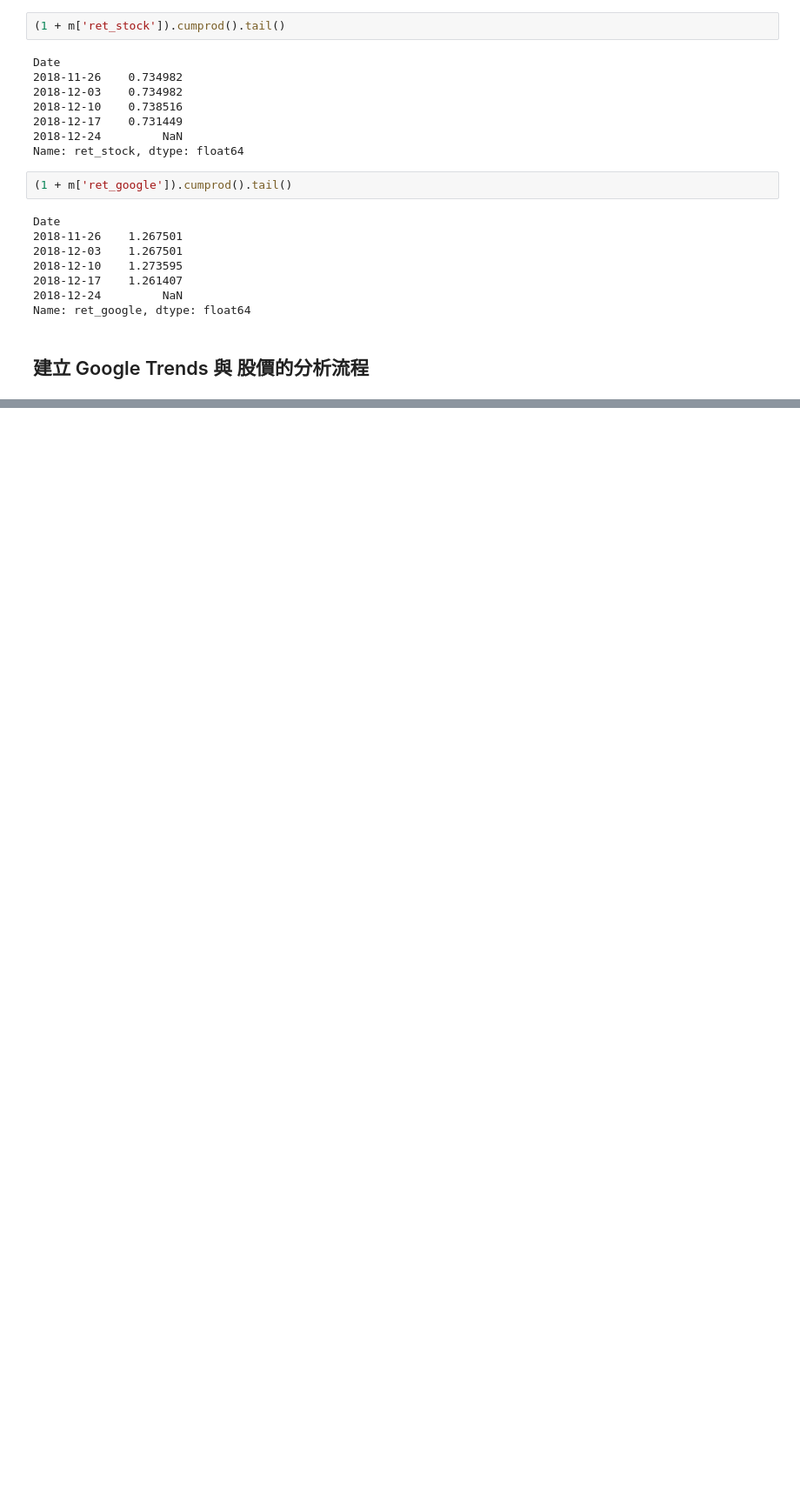
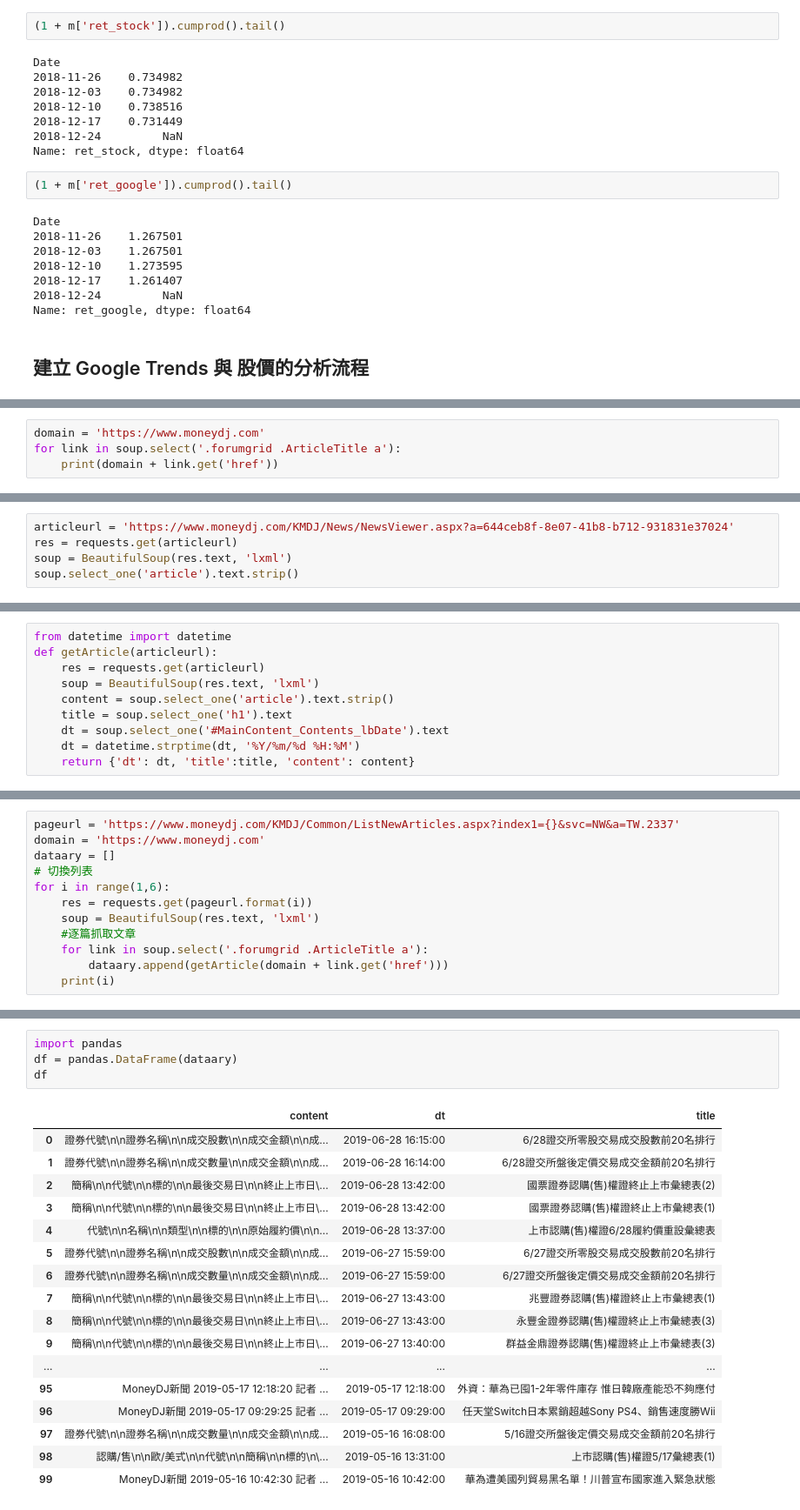
Before and after one commit to ywchiu/financepy, a Jupyter notebook: Demo20190629.ipynb, the cells around one changed output, grey strips where cells are left out. Shown at 87% size. Cells and saved outputs as stored; diff of their text form; blank space fills up the shorter version.

```diff
--- a/Demo20190629.ipynb
+++ b/Demo20190629.ipynb
@@ -810,0 +885,4 @@ Date
+# %%
+domain = 'https://www.moneydj.com'
+for link in soup.select('.forumgrid .ArticleTitle a'):
+    print(domain + link.get('href'))
@@ -810,0 +910,5 @@ Date
+# %%
+articleurl = 'https://www.moneydj.com/KMDJ/News/NewsViewer.aspx?a=644ceb8f-8e07-41b8-b712-931831e37024'
+res = requests.get(articleurl)
+soup = BeautifulSoup(res.text, 'lxml')
+soup.select_one('article').text.strip()
@@ -810,0 +925,10 @@ Date
+# %%
+from datetime import datetime
+def getArticle(articleurl):
+    res = requests.get(articleurl)
+    soup = BeautifulSoup(res.text, 'lxml')
+    content = soup.select_one('article').text.strip()
+    title = soup.select_one('h1').text
+    dt = soup.select_one('#MainContent_Contents_lbDate').text
+    dt = datetime.strptime(dt, '%Y/%m/%d %H:%M')
+    return {'dt': dt, 'title':title, 'content': content}
@@ -810,0 +941,12 @@ Date
+# %%
+pageurl = 'https://www.moneydj.com/KMDJ/Common/ListNewArticles.aspx?index1={}&svc=NW&a=TW.2337'
+domain = 'https://www.moneydj.com'
+dataary = []
+# 切換列表
+for i in range(1,6):
+    res = requests.get(pageurl.format(i))
+    soup = BeautifulSoup(res.text, 'lxml')
+    #逐篇抓取文章
+    for link in soup.select('.forumgrid .ArticleTitle a'):
+        dataary.append(getArticle(domain + link.get('href')))
+    print(i)
@@ -810,0 +963,22 @@ Date
+# %%
+import pandas
+df = pandas.DataFrame(dataary)
+df
+# %% [output]
+|  | content | dt | title |
+| 0 | 證券代號\n\n證券名稱\n\n成交股數\n\n成交金額\n\n成... | 2019-06-28 16:15:00 | 6/28證交所零股交易成交股數前20名排行 |
+| 1 | 證券代號\n\n證券名稱\n\n成交數量\n\n成交金額\n\n成... | 2019-06-28 16:14:00 | 6/28證交所盤後定價交易成交金額前20名排行 |
+| 2 | 簡稱\n\n代號\n\n標的\n\n最後交易日\n\n終止上市日\... | 2019-06-28 13:42:00 | 國票證券認購(售)權證終止上市彙總表(2) |
+| 3 | 簡稱\n\n代號\n\n標的\n\n最後交易日\n\n終止上市日\... | 2019-06-28 13:42:00 | 國票證券認購(售)權證終止上市彙總表(1) |
+| 4 | 代號\n\n名稱\n\n類型\n\n標的\n\n原始履約價\n\n... | 2019-06-28 13:37:00 | 上市認購(售)權證6/28履約價重設彙總表 |
+| 5 | 證券代號\n\n證券名稱\n\n成交股數\n\n成交金額\n\n成... | 2019-06-27 15:59:00 | 6/27證交所零股交易成交股數前20名排行 |
+| 6 | 證券代號\n\n證券名稱\n\n成交數量\n\n成交金額\n\n成... | 2019-06-27 15:59:00 | 6/27證交所盤後定價交易成交金額前20名排行 |
+| 7 | 簡稱\n\n代號\n\n標的\n\n最後交易日\n\n終止上市日\... | 2019-06-27 13:43:00 | 兆豐證券認購(售)權證終止上市彙總表(1) |
+| 8 | 簡稱\n\n代號\n\n標的\n\n最後交易日\n\n終止上市日\... | 2019-06-27 13:43:00 | 永豐金證券認購(售)權證終止上市彙總表(3) |
+| 9 | 簡稱\n\n代號\n\n標的\n\n最後交易日\n\n終止上市日\... | 2019-06-27 13:40:00 | 群益金鼎證券認購(售)權證終止上市彙總表(3) |
+| ... | ... | ... | ... |
+| 95 | MoneyDJ新聞 2019-05-17 12:18:20 記者 ... | 2019-05-17 12:18:00 | 外資：華為已囤1-2年零件庫存 惟日韓廠產能恐不夠應付 |
+| 96 | MoneyDJ新聞 2019-05-17 09:29:25 記者 ... | 2019-05-17 09:29:00 | 任天堂Switch日本累銷超越Sony PS4、銷售速度勝Wii |
+| 97 | 證券代號\n\n證券名稱\n\n成交數量\n\n成交金額\n\n成... | 2019-05-16 16:08:00 | 5/16證交所盤後定價交易成交金額前20名排行 |
+| 98 | 認購/售\n\n歐/美式\n\n代號\n\n簡稱\n\n標的\n\... | 2019-05-16 13:31:00 | 上市認購(售)權證5/17彙總表(1) |
+| 99 | MoneyDJ新聞 2019-05-16 10:42:30 記者 ... | 2019-05-16 10:42:00 | 華為遭美國列貿易黑名單！川普宣布國家進入緊急狀態 |
```
Also changed, not shown: parts of 20 cells of this notebook, 1 other file.
